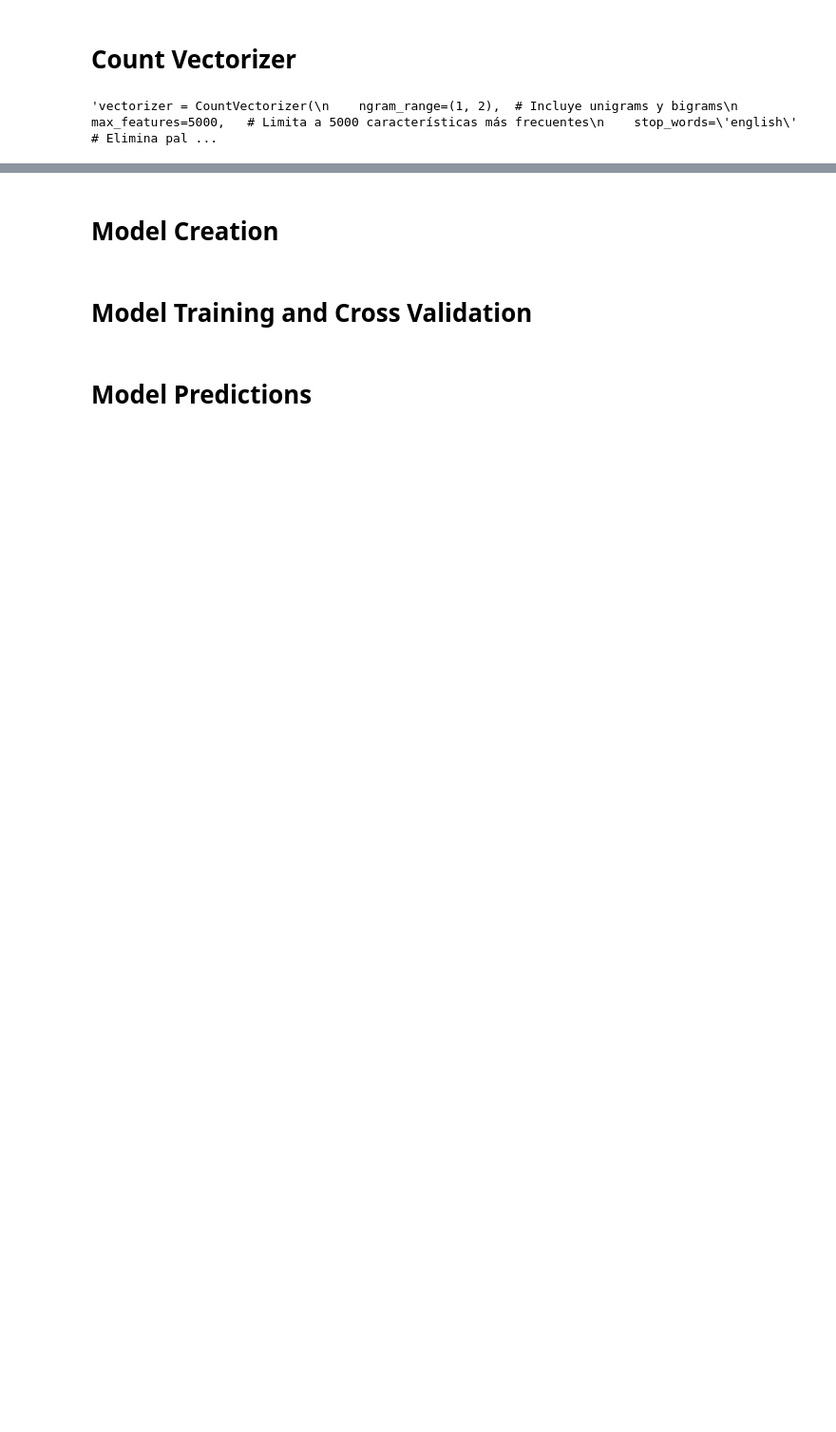
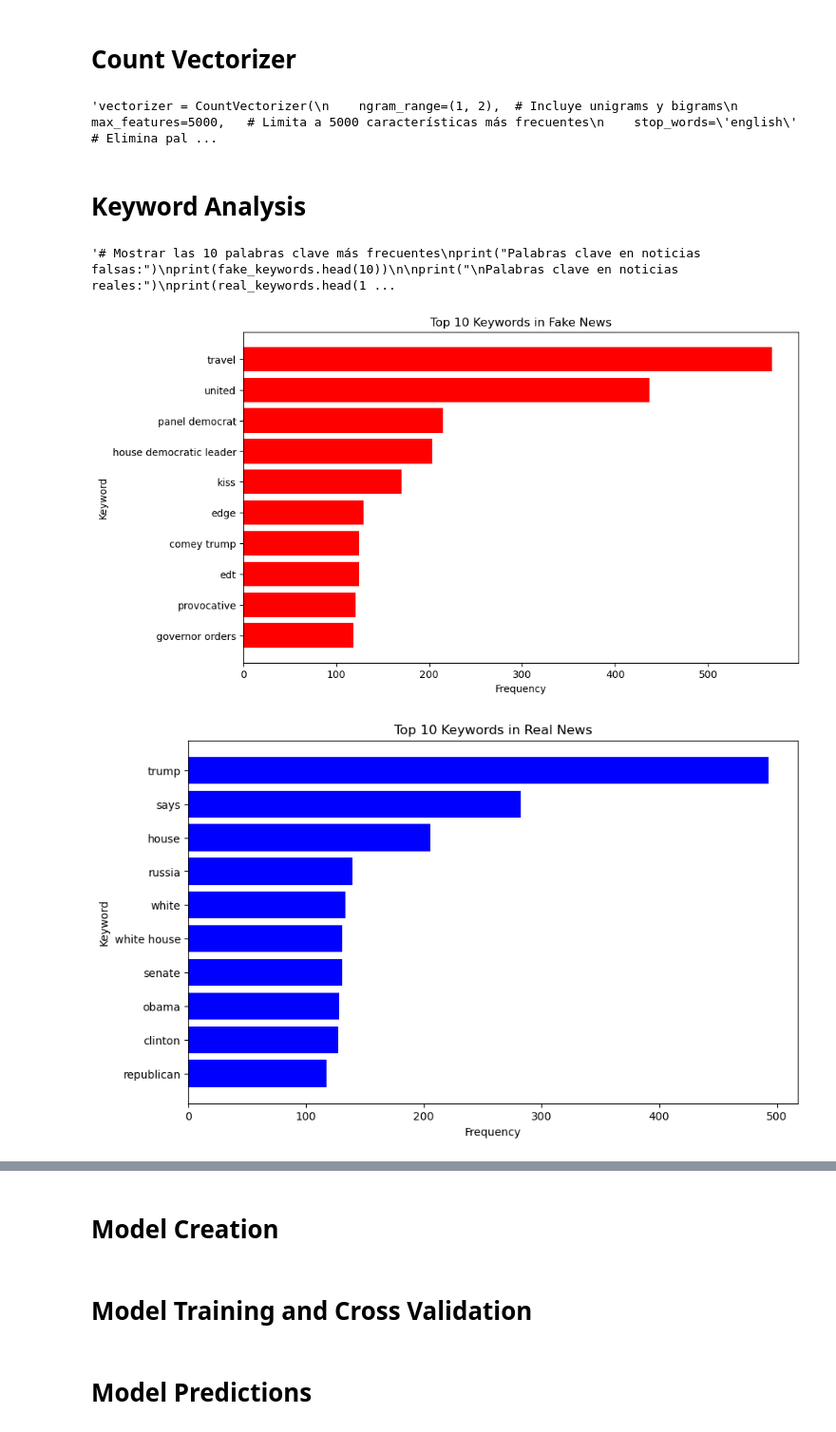
Before and after one commit to migueleven/headline_news_veracity_classifier, a Jupyter notebook: notebooks/2_nlp_classifier.ipynb, the cells around one changed output, grey strips where cells are left out. Shown at 95% size. Drawn from its saved outputs; the diff is of its cells as text; code cells hidden in the pictures; blank space fills up the shorter version.

```diff
--- a/notebooks/2_nlp_classifier.ipynb
+++ b/notebooks/2_nlp_classifier.ipynb
@@ -59,0 +76,51 @@ X_test = vectorizer.transform(test_data['News'])
+# %% [markdown]
+# Keyword Analysis
+# %%
+from sklearn.feature_extraction.text import CountVectorizer
+
+# Transformar las noticias en matrices de conteo
+fake_matrix = vectorizer.fit_transform(train_data[train_data['veracity']==0]['news'])
+real_matrix = vectorizer.fit_transform(train_data[train_data['veracity']==1]['news'])
+
+# Obtener las palabras más frecuentes
+fake_keywords = pd.DataFrame({
+    'Keyword': vectorizer.get_feature_names_out(),
+    'Frequency': fake_matrix.sum(axis=0).A1
+}).sort_values(by='Frequency', ascending=False)
+
+real_keywords = pd.DataFrame({
+    'Keyword': vectorizer.get_feature_names_out(),
+    'Frequency': real_matrix.sum(axis=0).A1
+}).sort_values(by='Frequency', ascending=False)
+
+"""# Mostrar las 10 palabras clave más frecuentes
+print("Palabras clave en noticias falsas:")
+print(fake_keywords.head(10))
+
+print("\nPalabras clave en noticias reales:")
+print(real_keywords.head(10))"""
+# %% [output]
+'# Mostrar las 10 palabras clave más frecuentes\nprint("Palabras clave en noticias falsas:")\nprint(fake_keywords.head(10))\n\nprint("\nPalabras clave en noticias reales:")\nprint(real_keywords.head(1 ...
+# %%
+import matplotlib.pyplot as plt
+
+# Visualizar palabras clave en noticias falsas
+plt.figure(figsize=(10, 6))
+plt.barh(fake_keywords.head(10)['Keyword'], fake_keywords.head(10)['Frequency'], color='red')
+plt.gca().invert_yaxis()
+plt.title('Top 10 Keywords in Fake News')
+plt.xlabel('Frequency')
+plt.ylabel('Keyword')
+plt.show()
+
+# Visualizar palabras clave en noticias reales
+plt.figure(figsize=(10, 6))
+plt.barh(real_keywords.head(10)['Keyword'], real_keywords.head(10)['Frequency'], color='blue')
+plt.gca().invert_yaxis()
+plt.title('Top 10 Keywords in Real News')
+plt.xlabel('Frequency')
+plt.ylabel('Keyword')
+plt.show()
+# %% [output]
+[figure, added]
+[figure, added]
```
Also changed, not shown: parts of 11 cells of this notebook, 5 other files.
